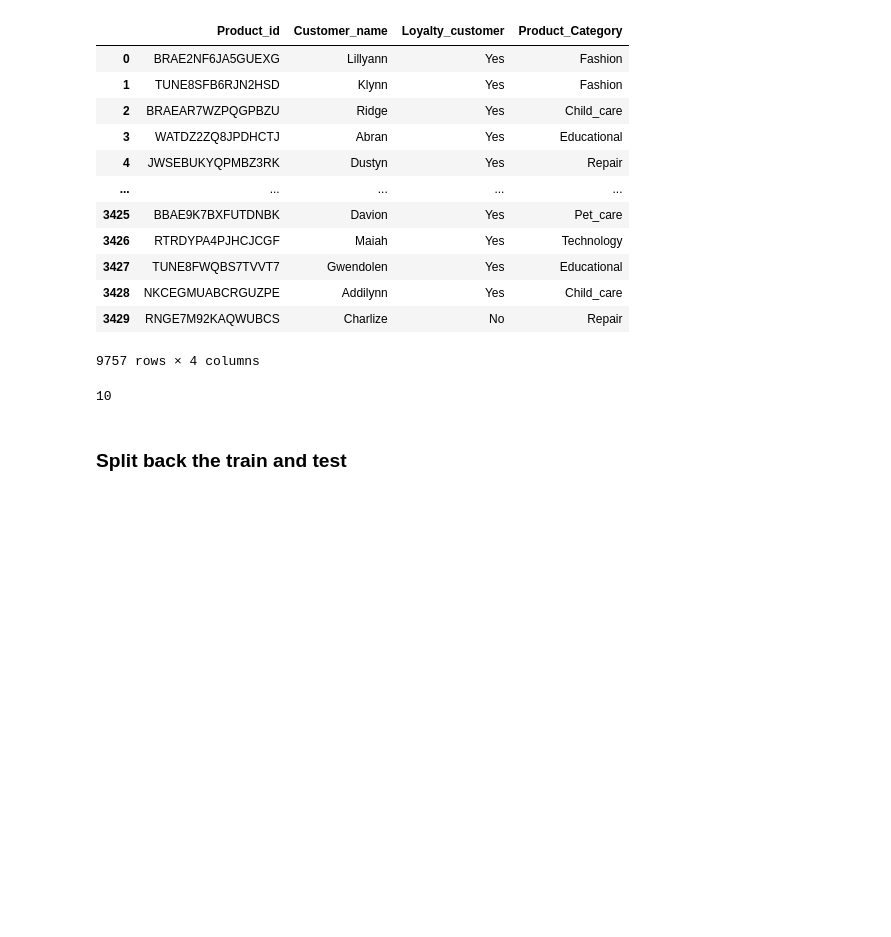
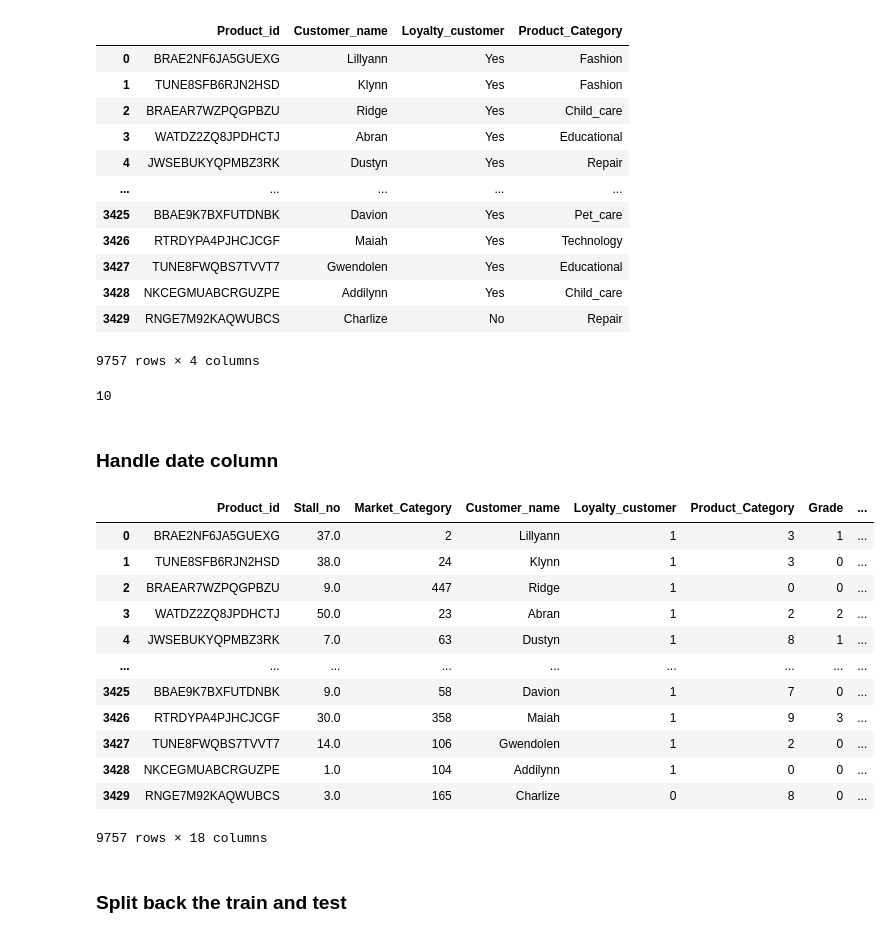
Before and after one commit to JONNY-ME/Harcker-earth-predict-price, a Jupyter notebook: startup.ipynb, the cells around one changed output. Drawn from its saved outputs; the diff is of its cells as text; code cells hidden in the pictures; blank space fills up the shorter version.

```diff
--- a/startup.ipynb
+++ b/startup.ipynb
@@ -266,6 +288,34 @@ df["Product_Category"].nunique()
 10
 # %%
 df["Product_Category"] = pd.Categorical(df.Product_Category).codes
+# %% [markdown]
+### Handle date column
+# %%
+year = pd.DatetimeIndex(df.instock_date).year
+month = pd.DatetimeIndex(df.instock_date).month
+day = pd.DatetimeIndex(df.instock_date).day
+
+df["stock_year"] = year
+df["stock_month"] = month
+df["stock_day"] = day
+
+df.drop(["instock_date"], axis=1, inplace=True)
+
+df
+# %% [output]
+|  | Product_id | Stall_no | Market_Category | Customer_name | Loyalty_customer | Product_Category | Grade | ... |
+| 0 | BRAE2NF6JA5GUEXG | 37.0 | 2 | Lillyann | 1 | 3 | 1 | ... |
+| 1 | TUNE8SFB6RJN2HSD | 38.0 | 24 | Klynn | 1 | 3 | 0 | ... |
+| 2 | BRAEAR7WZPQGPBZU | 9.0 | 447 | Ridge | 1 | 0 | 0 | ... |
+| 3 | WATDZ2ZQ8JPDHCTJ | 50.0 | 23 | Abran | 1 | 2 | 2 | ... |
+| 4 | JWSEBUKYQPMBZ3RK | 7.0 | 63 | Dustyn | 1 | 8 | 1 | ... |
+| ... | ... | ... | ... | ... | ... | ... | ... | ... |
+| 3425 | BBAE9K7BXFUTDNBK | 9.0 | 58 | Davion | 1 | 7 | 0 | ... |
+| 3426 | RTRDYPA4PJHCJCGF | 30.0 | 358 | Maiah | 1 | 9 | 3 | ... |
+| 3427 | TUNE8FWQBS7TVVT7 | 14.0 | 106 | Gwendolen | 1 | 2 | 0 | ... |
+| 3428 | NKCEGMUABCRGUZPE | 1.0 | 104 | Addilynn | 1 | 0 | 0 | ... |
+| 3429 | RNGE7M92KAQWUBCS | 3.0 | 165 | Charlize | 0 | 8 | 0 | ... |
+9757 rows × 18 columns
 # %% [markdown]
 ### Split back the train and test
 # %%
```
Also changed, not shown: parts of 7 cells of this notebook, 2 other files.
